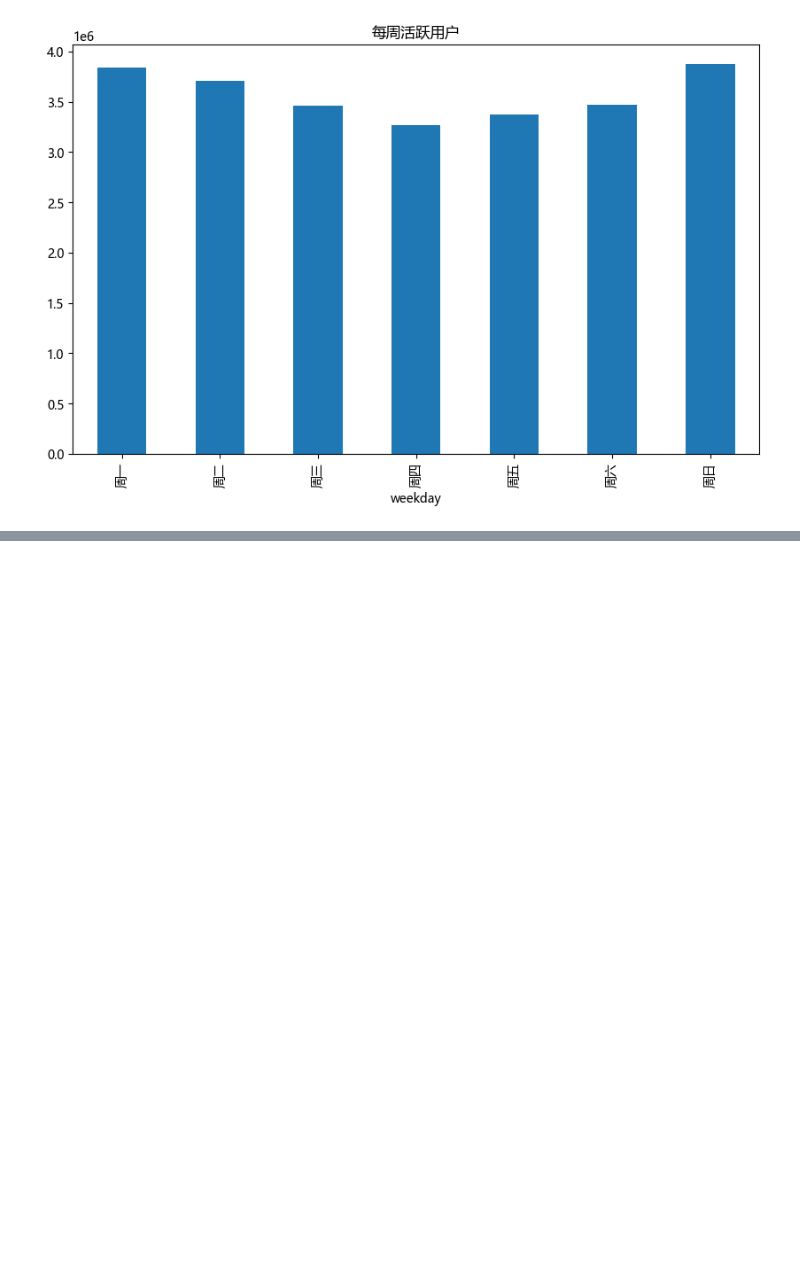
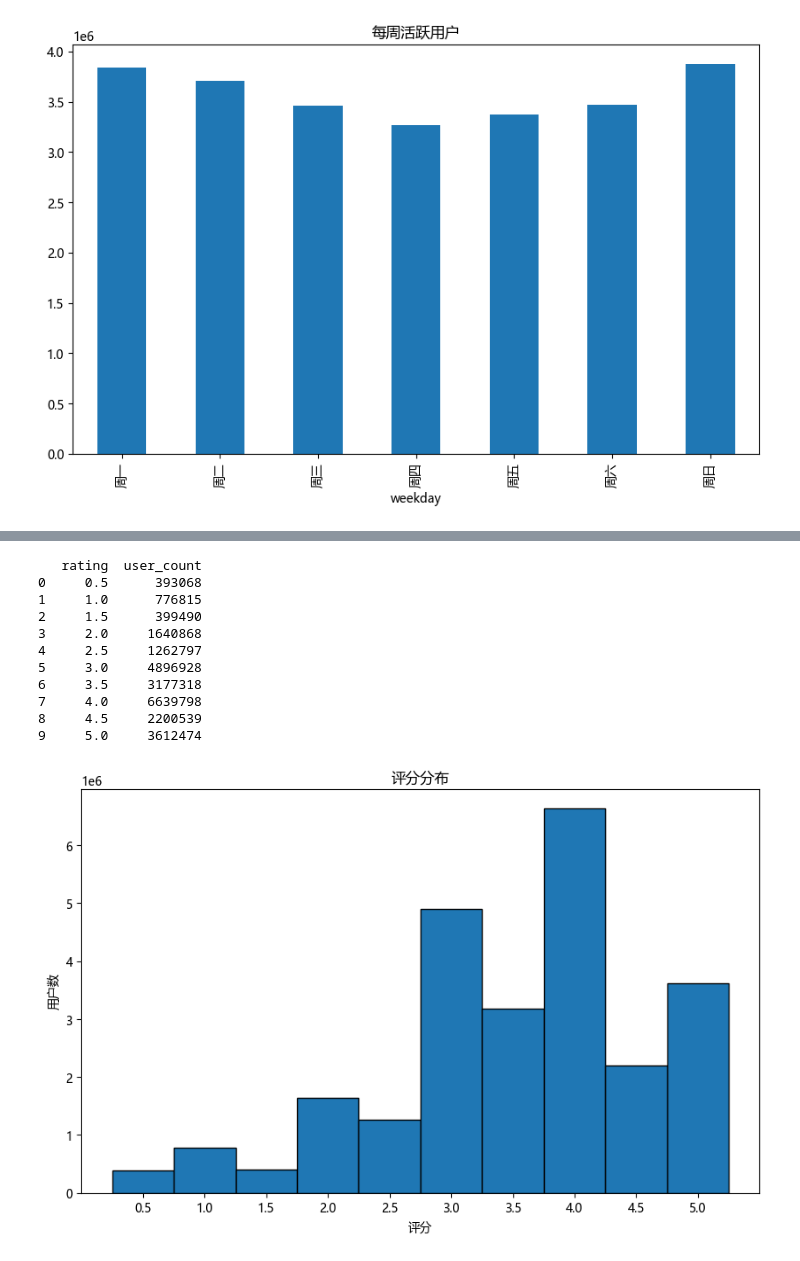
Before and after one commit to sink12138/movielens-rec, a Jupyter notebook: data_exploration.ipynb, the cells around one changed output, grey strips where cells are left out. Drawn from its saved outputs; the diff is of its cells as text; code cells hidden in the pictures; blank space fills up the shorter version.

```diff
--- a/data_exploration.ipynb
+++ b/data_exploration.ipynb
@@ -88,0 +85,29 @@ plt.show()
+# %%
+ratings_group = ratings.groupby('rating')['userId'].count().reset_index()
+ratings_group.columns = ['rating', 'user_count']
+print(ratings_group)
+plt.figure(figsize=(10, 6))
+plt.bar(
+    ratings_group['rating'],
+    ratings_group['user_count'],
+    edgecolor='black',
+    width=0.5,
+)
+plt.title('评分分布')
+plt.xlabel('评分')
+plt.ylabel('用户数')
+plt.xticks(ratings_group['rating'])
+plt.show()
+# %% [output]
+   rating  user_count
+0     0.5      393068
+1     1.0      776815
+2     1.5      399490
+3     2.0     1640868
+4     2.5     1262797
+5     3.0     4896928
+6     3.5     3177318
+7     4.0     6639798
+8     4.5     2200539
+9     5.0     3612474
+[figure, added]
```
Also changed, not shown: parts of 7 cells of this notebook, 2 other files.
